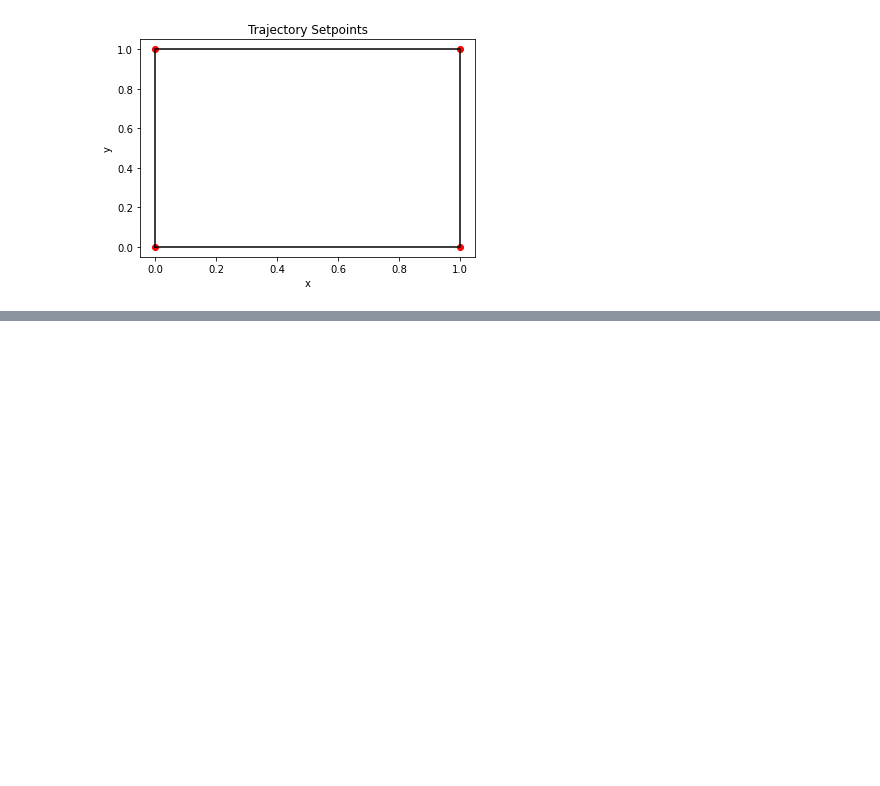
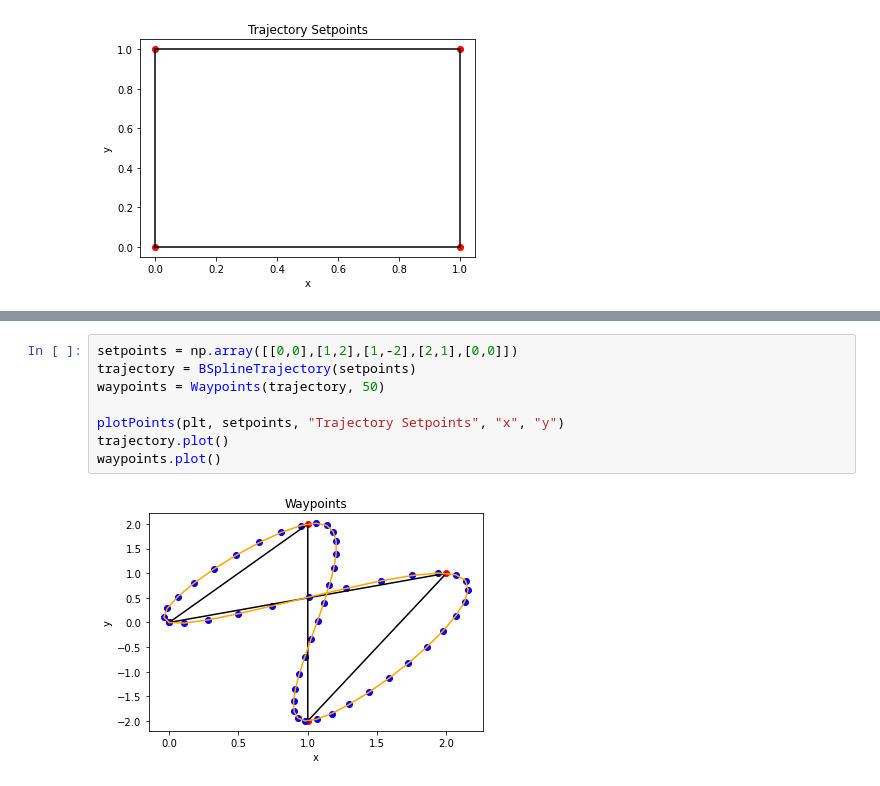
Before and after one commit to giacometti-r/RoboticsProj2023, a Jupyter notebook: motion_planner.ipynb, the cells around one changed output, grey strips where cells are left out. Drawn from its saved outputs; the diff is of its cells as text; blank space fills up the shorter version.

```diff
--- a/motion_planner.ipynb
+++ b/motion_planner.ipynb
@@ -246,0 +246,10 @@ waypoints.plot()
+# %%
+setpoints = np.array([[0,0],[1,2],[1,-2],[2,1],[0,0]])
+trajectory = BSplineTrajectory(setpoints)
+waypoints = Waypoints(trajectory, 50)
+
+plotPoints(plt, setpoints, "Trajectory Setpoints", "x", "y")
+trajectory.plot()
+waypoints.plot()
+# %% [output]
+[figure, added]
```
Also changed, not shown: parts of 4 cells of this notebook.
